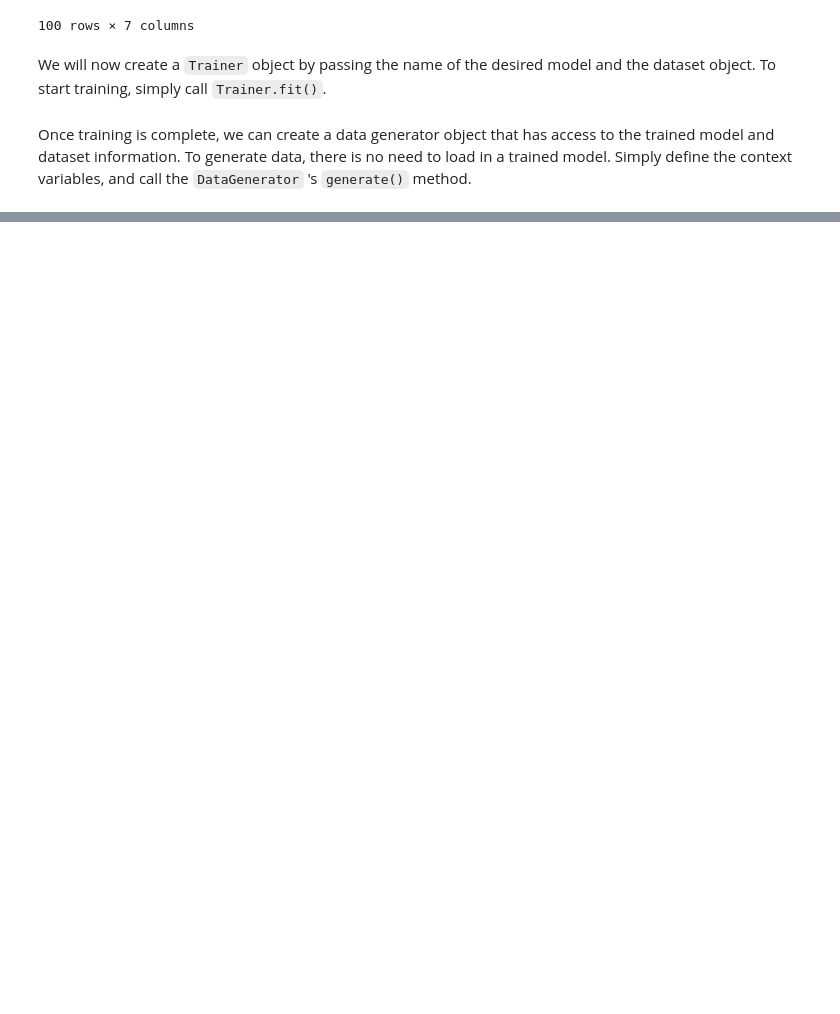
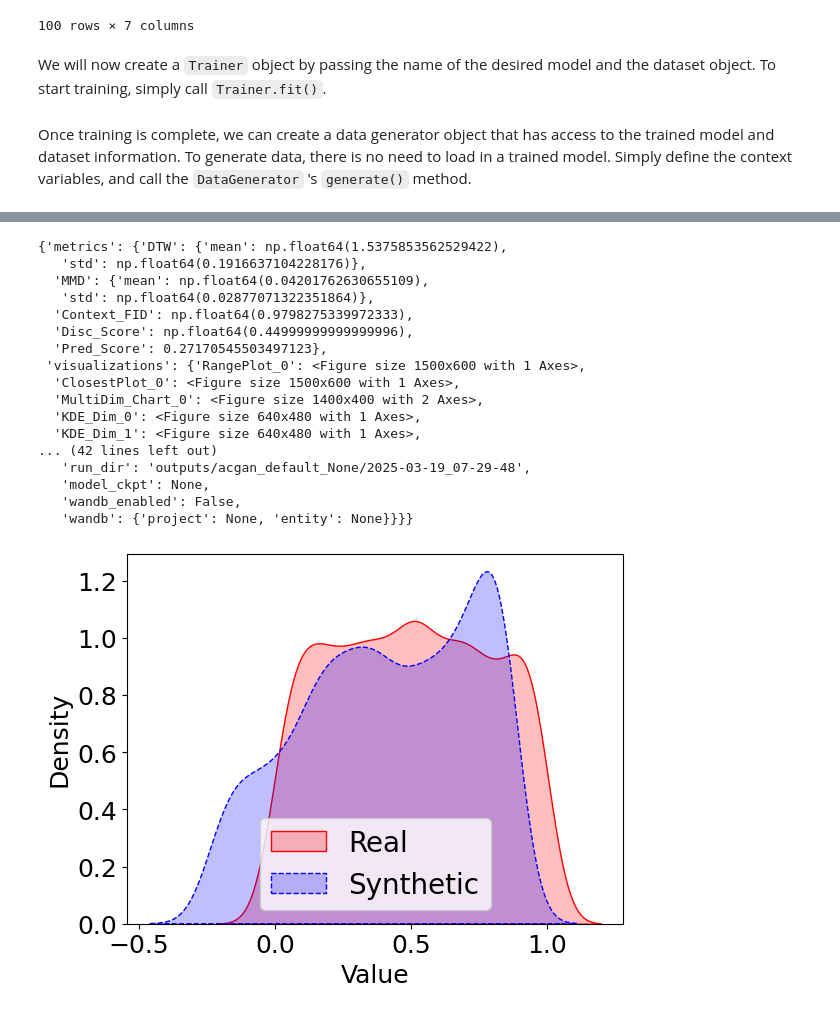
Before and after one commit to DAI-Lab/Cents, a Jupyter notebook: tutorials/train.ipynb, the cells around one changed output, grey strips where cells are left out. Drawn from its saved outputs; the diff is of its cells as text; code cells hidden in the pictures; blank space fills up the shorter version.

```diff
--- a/tutorials/train.ipynb
+++ b/tutorials/train.ipynb
@@ -168,0 +186,23 @@ generated_df
+# %%
+results = trainer.evaluate()
+metadata = results["metadata"]
+metrics = results["metrics"]
+# %% [output]
+{'metrics': {'DTW': {'mean': np.float64(1.5375853562529422),
+   'std': np.float64(0.1916637104228176)},
+  'MMD': {'mean': np.float64(0.04201762630655109),
+   'std': np.float64(0.02877071322351864)},
+  'Context_FID': np.float64(0.9798275339972333),
+  'Disc_Score': np.float64(0.44999999999999996),
+  'Pred_Score': 0.27170545503497123},
+ 'visualizations': {'RangePlot_0': <Figure size 1500x600 with 1 Axes>,
+  'ClosestPlot_0': <Figure size 1500x600 with 1 Axes>,
+  'MultiDim_Chart_0': <Figure size 1400x400 with 2 Axes>,
+  'KDE_Dim_0': <Figure size 640x480 with 1 Axes>,
+  'KDE_Dim_1': <Figure size 640x480 with 1 Axes>,
+... (42 lines left out)
+   'run_dir': 'outputs/acgan_default_None/2025-03-19_07-29-48',
+   'model_ckpt': None,
+   'wandb_enabled': False,
+   'wandb': {'project': None, 'entity': None}}}}
+[figure, added]
```
Also changed, not shown: parts of 5 cells of this notebook, 17 other files.
